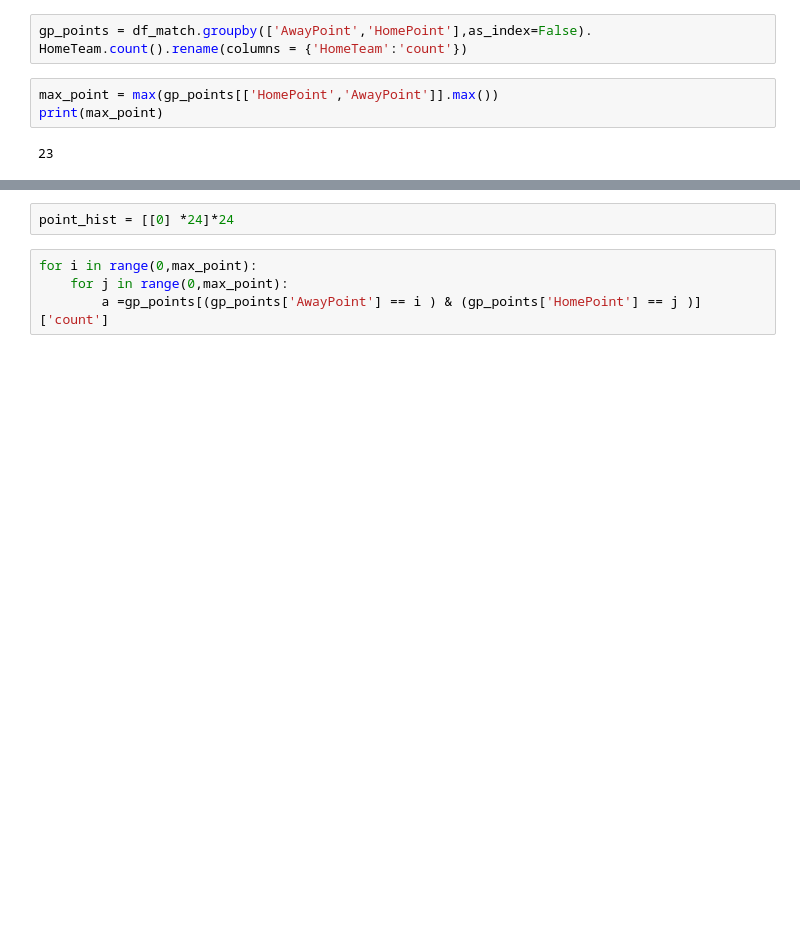
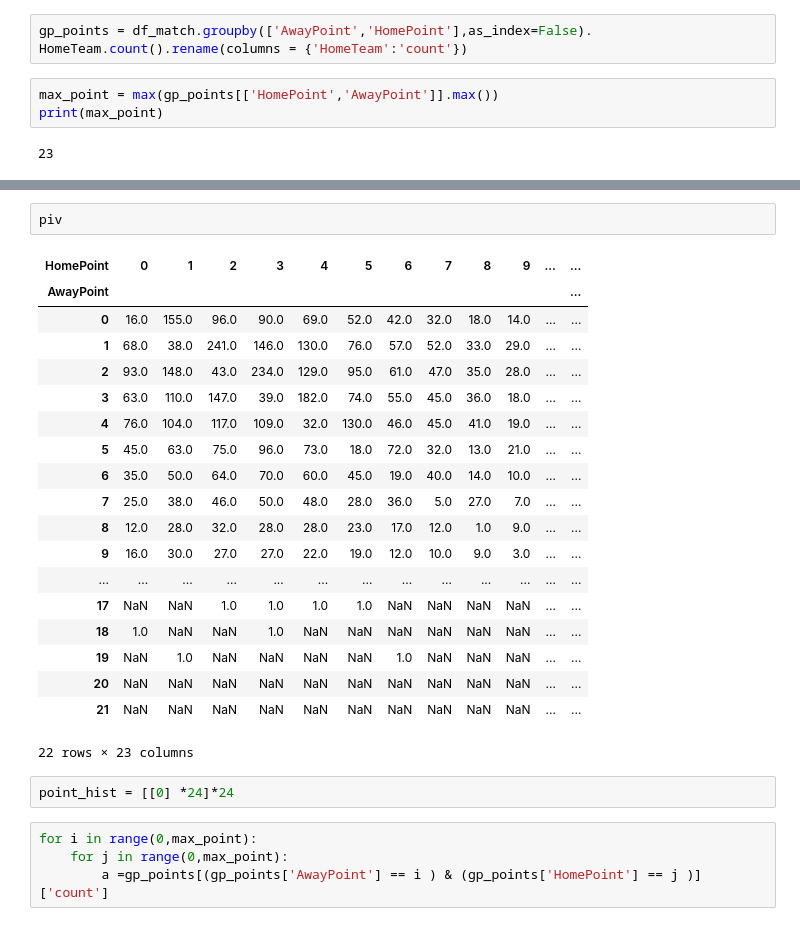
Before and after one commit to nyk510/baseball-dataset, a Jupyter notebook: analysis/matchdata.ipynb, the cells around one changed output, grey strips where cells are left out. Cells and saved outputs as stored; diff of their text form; blank space fills up the shorter version.

```diff
--- a/analysis/matchdata.ipynb
+++ b/analysis/matchdata.ipynb
@@ -84,3 +86,25 @@ gp_points
+# %%
+piv
+# %% [output]
+| HomePoint | 0 | 1 | 2 | 3 | 4 | 5 | 6 | 7 | 8 | 9 | ... | ... |
+| AwayPoint |  |  |  |  |  |  |  |  |  |  |  | ... |
+| 0 | 16.0 | 155.0 | 96.0 | 90.0 | 69.0 | 52.0 | 42.0 | 32.0 | 18.0 | 14.0 | ... | ... |
+| 1 | 68.0 | 38.0 | 241.0 | 146.0 | 130.0 | 76.0 | 57.0 | 52.0 | 33.0 | 29.0 | ... | ... |
+| 2 | 93.0 | 148.0 | 43.0 | 234.0 | 129.0 | 95.0 | 61.0 | 47.0 | 35.0 | 28.0 | ... | ... |
+| 3 | 63.0 | 110.0 | 147.0 | 39.0 | 182.0 | 74.0 | 55.0 | 45.0 | 36.0 | 18.0 | ... | ... |
+| 4 | 76.0 | 104.0 | 117.0 | 109.0 | 32.0 | 130.0 | 46.0 | 45.0 | 41.0 | 19.0 | ... | ... |
+| 5 | 45.0 | 63.0 | 75.0 | 96.0 | 73.0 | 18.0 | 72.0 | 32.0 | 13.0 | 21.0 | ... | ... |
+| 6 | 35.0 | 50.0 | 64.0 | 70.0 | 60.0 | 45.0 | 19.0 | 40.0 | 14.0 | 10.0 | ... | ... |
+| 7 | 25.0 | 38.0 | 46.0 | 50.0 | 48.0 | 28.0 | 36.0 | 5.0 | 27.0 | 7.0 | ... | ... |
+| 8 | 12.0 | 28.0 | 32.0 | 28.0 | 28.0 | 23.0 | 17.0 | 12.0 | 1.0 | 9.0 | ... | ... |
+| 9 | 16.0 | 30.0 | 27.0 | 27.0 | 22.0 | 19.0 | 12.0 | 10.0 | 9.0 | 3.0 | ... | ... |
+| ... | ... | ... | ... | ... | ... | ... | ... | ... | ... | ... | ... | ... |
+| 17 | NaN | NaN | 1.0 | 1.0 | 1.0 | 1.0 | NaN | NaN | NaN | NaN | ... | ... |
+| 18 | 1.0 | NaN | NaN | 1.0 | NaN | NaN | NaN | NaN | NaN | NaN | ... | ... |
+| 19 | NaN | 1.0 | NaN | NaN | NaN | NaN | 1.0 | NaN | NaN | NaN | ... | ... |
+| 20 | NaN | NaN | NaN | NaN | NaN | NaN | NaN | NaN | NaN | NaN | ... | ... |
+| 21 | NaN | NaN | NaN | NaN | NaN | NaN | NaN | NaN | NaN | NaN | ... | ... |
+22 rows × 23 columns
 # %%
 point_hist = [[0] *24]*24
 # %%
```
Also changed, not shown: parts of 9 cells of this notebook, 11 other files.
